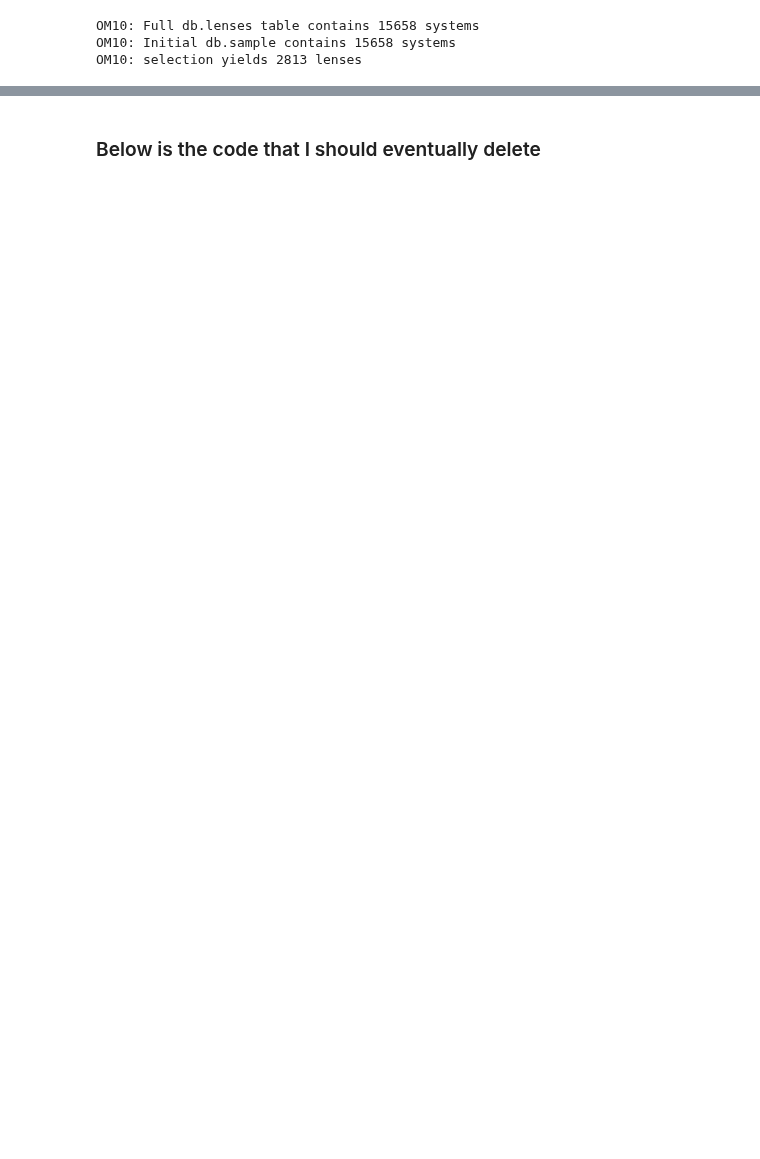
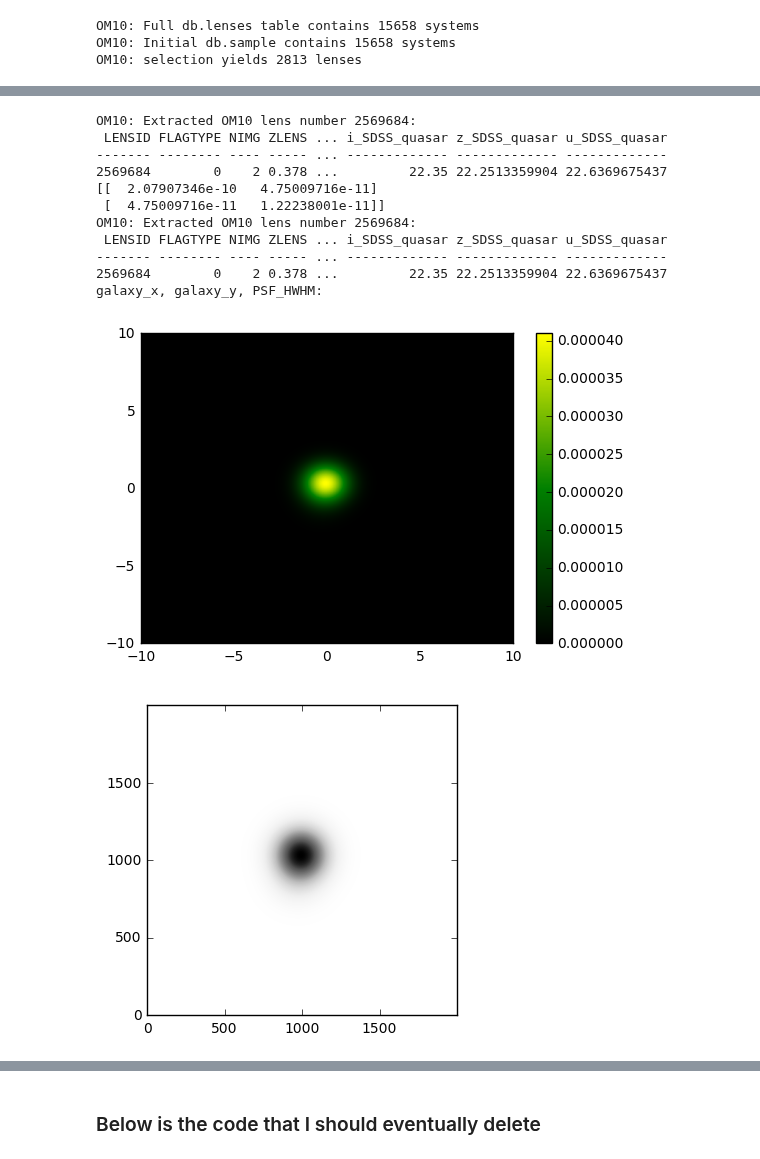
Before and after one commit to jiwoncpark/SLRealizer, a Jupyter notebook: python/desc/slrealizer/deblend_test.ipynb, the cells around one changed output, grey strips where cells are left out. Cells and saved outputs as stored; diff of their text form; code cells hidden in the pictures; blank space fills up the shorter version.

```diff
--- a/python/desc/slrealizer/deblend_test.ipynb
+++ b/python/desc/slrealizer/deblend_test.ipynb
@@ -43,0 +57,16 @@ realizer.deblend(lensID=k, null_deblend=True, debug=True)
+# %%
+realizer.deblend(lensID=k, null_deblend=False, debug=True)
+# %% [output]
+OM10: Extracted OM10 lens number 2569684:
+ LENSID FLAGTYPE NIMG ZLENS ... i_SDSS_quasar z_SDSS_quasar u_SDSS_quasar
+------- -------- ---- ----- ... ------------- ------------- -------------
+2569684        0    2 0.378 ...         22.35 22.2513359904 22.6369675437
+[[  2.07907346e-10   4.75009716e-11]
+ [  4.75009716e-11   1.22238001e-11]]
+OM10: Extracted OM10 lens number 2569684:
+ LENSID FLAGTYPE NIMG ZLENS ... i_SDSS_quasar z_SDSS_quasar u_SDSS_quasar
+------- -------- ---- ----- ... ------------- ------------- -------------
+2569684        0    2 0.378 ...         22.35 22.2513359904 22.6369675437
+galaxy_x, galaxy_y, PSF_HWHM:
+[figure, added]
+[figure, added]
```
Also changed, not shown: parts of 10 cells of this notebook, 6 other files.
